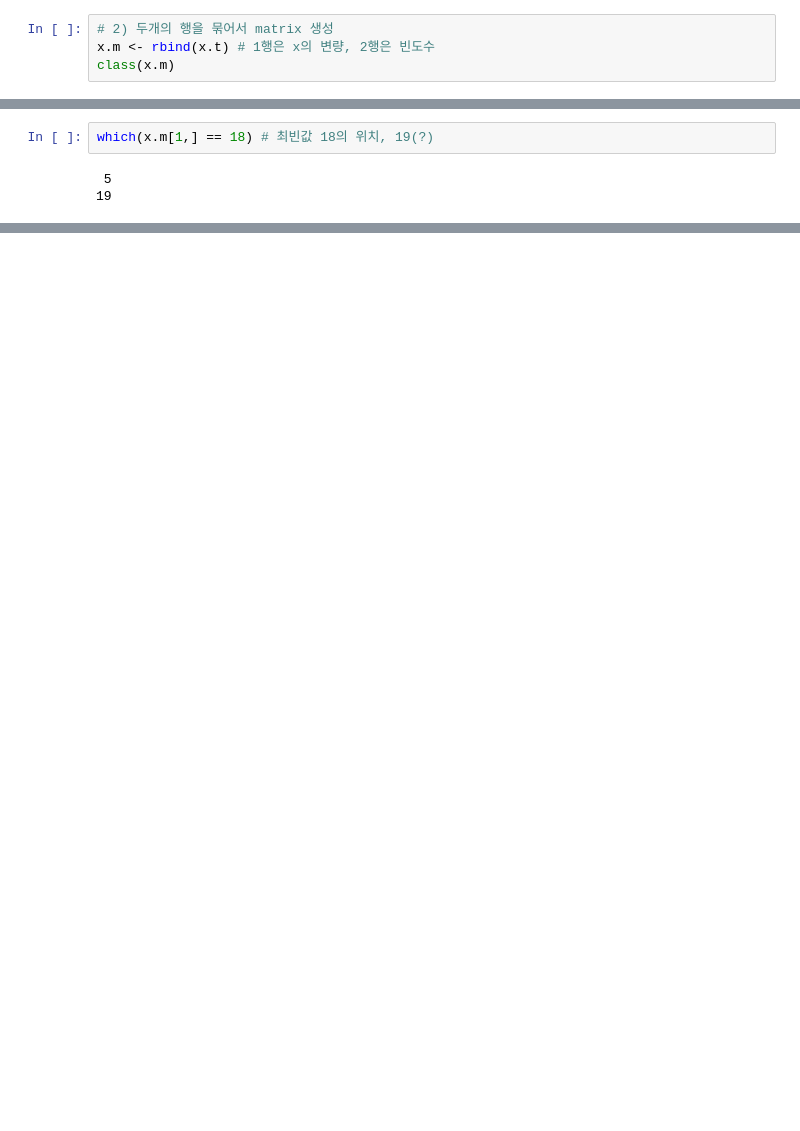
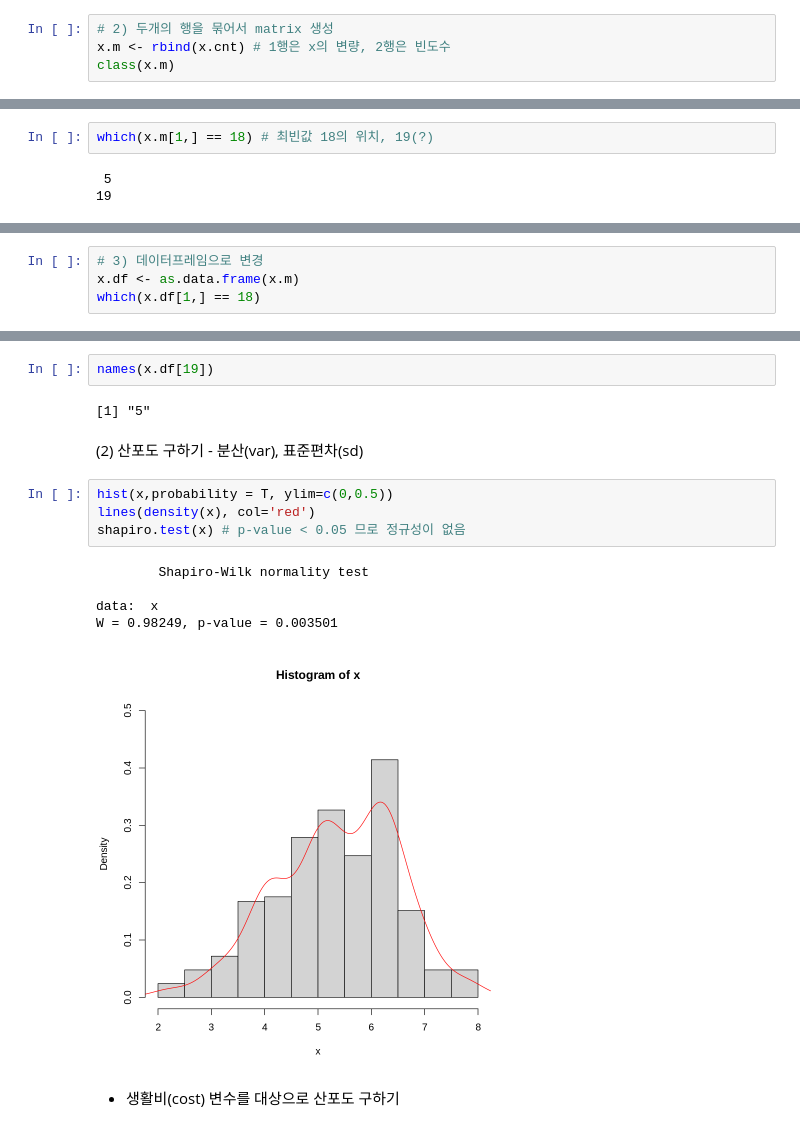
Before and after one commit to gyujin0450/RPRG_PARTIII, a Jupyter notebook: p368_척도별기술통계량.ipynb, the cells around one changed output, grey strips where cells are left out. Drawn from its saved outputs; the diff is of its cells as text; blank space fills up the shorter version.

```diff
--- a/p368_척도별기술통계량.ipynb
+++ b/p368_척도별기술통계량.ipynb
@@ -246,6 +246,6 @@ barplot(x.cnt,ylim = c(0,20))
 [figure]
 # %%
 # 2) 두개의 행을 묶어서 matrix 생성
-x.m <- rbind(x.t) # 1행은 x의 변량, 2행은 빈도수
+x.m <- rbind(x.cnt) # 1행은 x의 변량, 2행은 빈도수
 class(x.m)
 # %% [output]
@@ -266,0 +270,4 @@ which(x.m[1,] == 18) # 최빈값 18의 위치, 19(?)
+# %%
+# 3) 데이터프레임으로 변경
+x.df <- as.data.frame(x.m)
+which(x.df[1,] == 18)
@@ -266,0 +298,18 @@ which(x.m[1,] == 18) # 최빈값 18의 위치, 19(?)
+# %%
+names(x.df[19])
+# %% [output]
+[1] "5"
+# %% [markdown]
+(2) 산포도 구하기 - 분산(var), 표준편차(sd)
+# %%
+hist(x,probability = T, ylim=c(0,0.5))
+lines(density(x), col='red')
+shapiro.test(x) # p-value < 0.05 므로 정규성이 없음
+# %% [output]
+        Shapiro-Wilk normality test
+
+data:  x
+W = 0.98249, p-value = 0.003501
+[figure, added]
+# %% [markdown]
+* 생활비(cost) 변수를 대상으로 산포도 구하기
```
Also changed, not shown: parts of 9 cells of this notebook.
